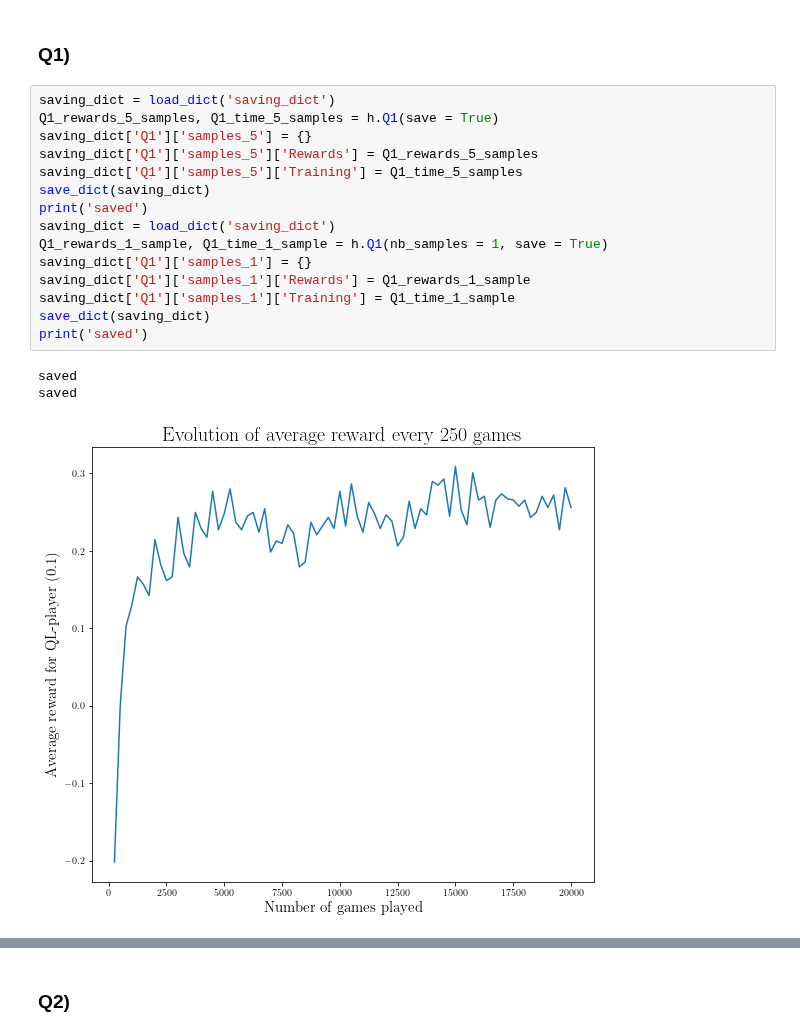
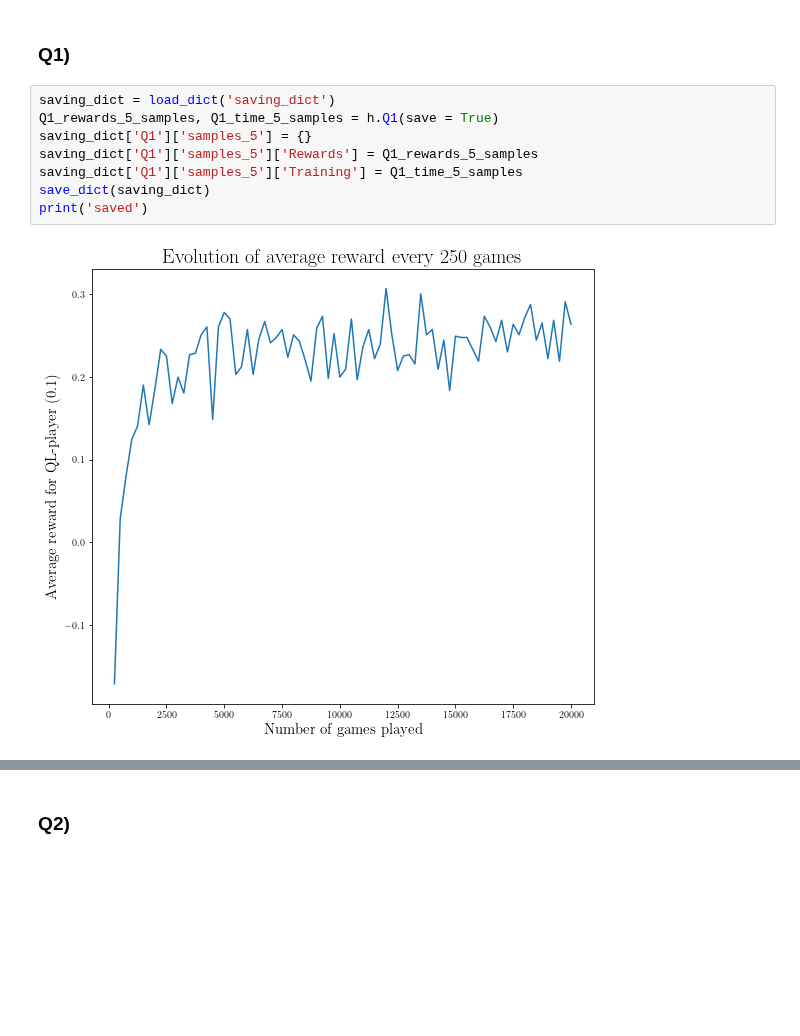
Before and after one commit to louisPoulain/ANN_NIM, a Jupyter notebook: main.ipynb, the cells around one changed output, grey strips where cells are left out. Cells and saved outputs as stored; diff of their text form; blank space fills up the shorter version.

```diff
--- a/main.ipynb
+++ b/main.ipynb
@@ -33,19 +33,10 @@ saving_dict = load_dict('saving_dict')
 # %%
 saving_dict = load_dict('saving_dict')
 Q1_rewards_5_samples, Q1_time_5_samples = h.Q1(save = True)
 saving_dict['Q1']['samples_5'] = {}
 saving_dict['Q1']['samples_5']['Rewards'] = Q1_rewards_5_samples
 saving_dict['Q1']['samples_5']['Training'] = Q1_time_5_samples
 save_dict(saving_dict)
 print('saved')
-saving_dict = load_dict('saving_dict')
-Q1_rewards_1_sample, Q1_time_1_sample = h.Q1(nb_samples = 1, save = True)
-saving_dict['Q1']['samples_1'] = {}
-saving_dict['Q1']['samples_1']['Rewards'] = Q1_rewards_1_sample
-saving_dict['Q1']['samples_1']['Training'] = Q1_time_1_sample
-save_dict(saving_dict)
-print('saved')
 # %% [output]
-saved
-saved
-[figure, old version]
+[figure, new version]
```
Also changed, not shown: parts of 9 cells of this notebook, 8 other files.
